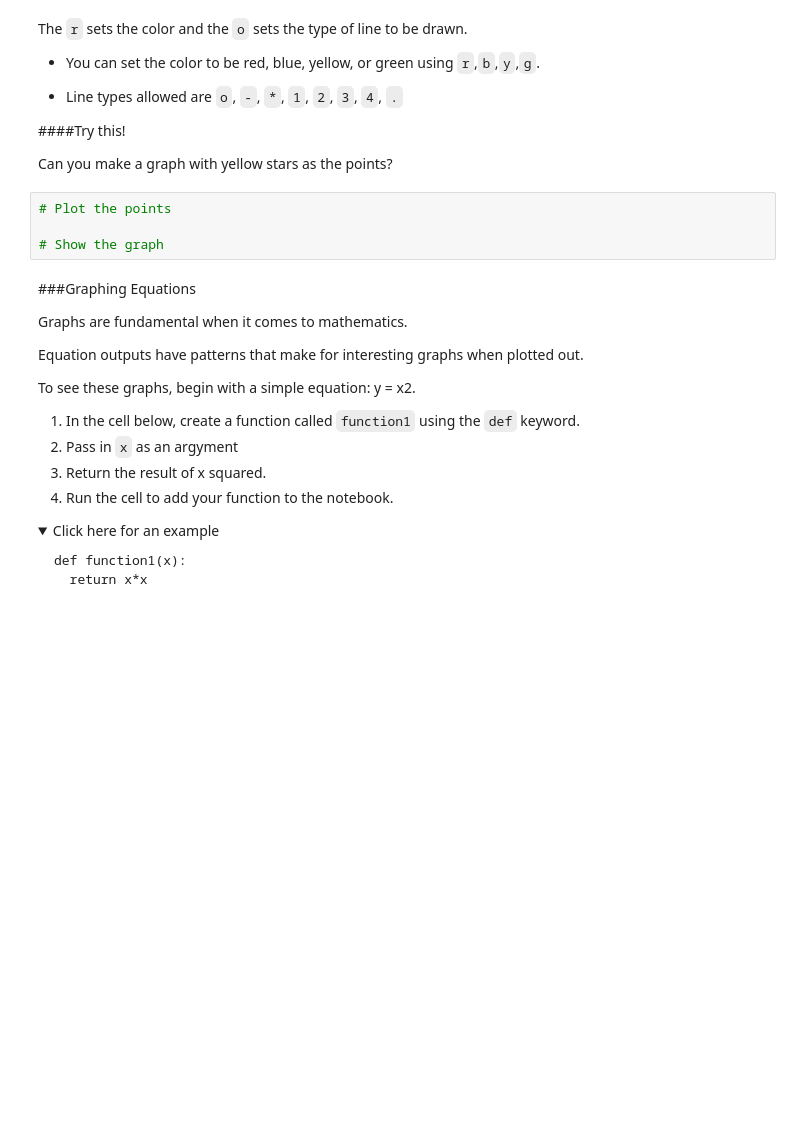
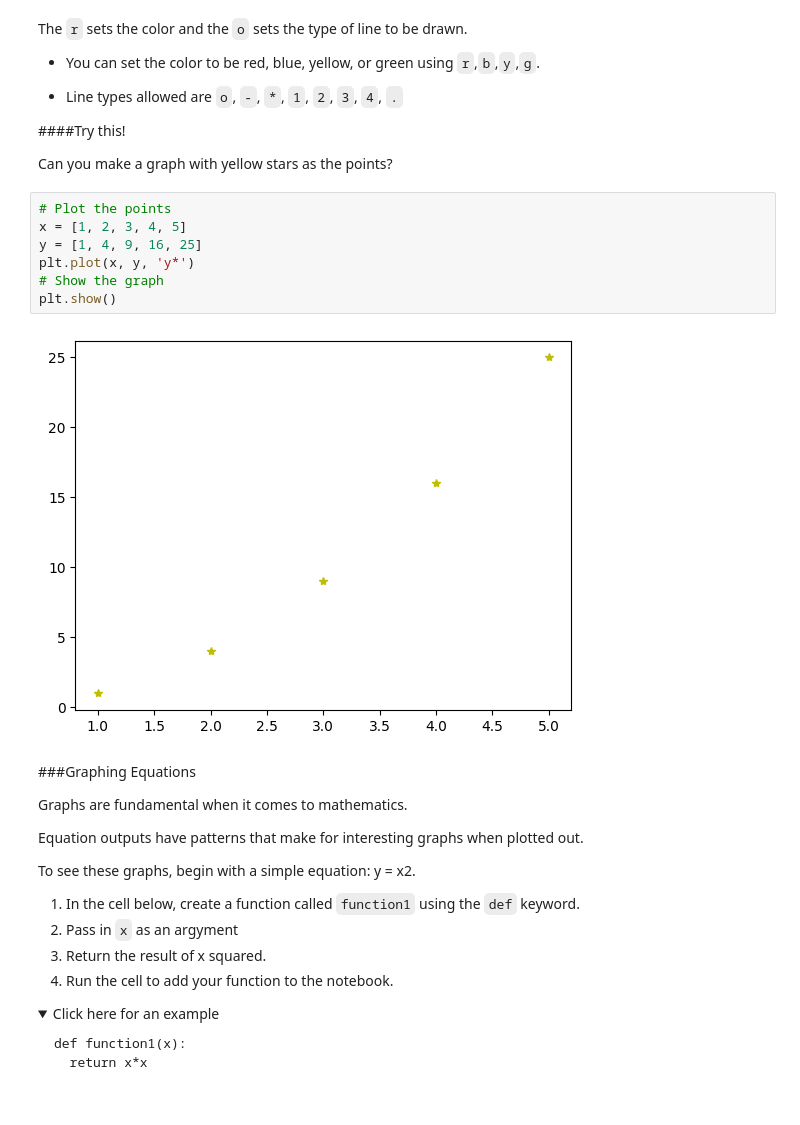
Before and after one commit to spalit1003/iDTech, a Jupyter notebook: 3_1_Intro_to_Libraries.ipynb, the cells around one changed output. Drawn from its saved outputs; the diff is of its cells as text; folded sections open; blank space fills up the shorter version.

```diff
--- a/3_1_Intro_to_Libraries.ipynb
+++ b/3_1_Intro_to_Libraries.ipynb
@@ -269,10 +268,15 @@ The `r` sets the color and the `o` sets the type of line to be drawn.
 ####Try this!
 
 Can you make a graph with yellow stars as the points?
-# %%
-# Plot the points
-
-# Show the graph
+# %%
+# Plot the points
+x = [1, 2, 3, 4, 5]
+y = [1, 4, 9, 16, 25]
+plt.plot(x, y, 'y*')
+# Show the graph
+plt.show()
+# %% [output]
+[figure, added]
 # %% [markdown]
 ###Graphing Equations
 
```
Also changed, not shown: parts of 9 cells of this notebook.
